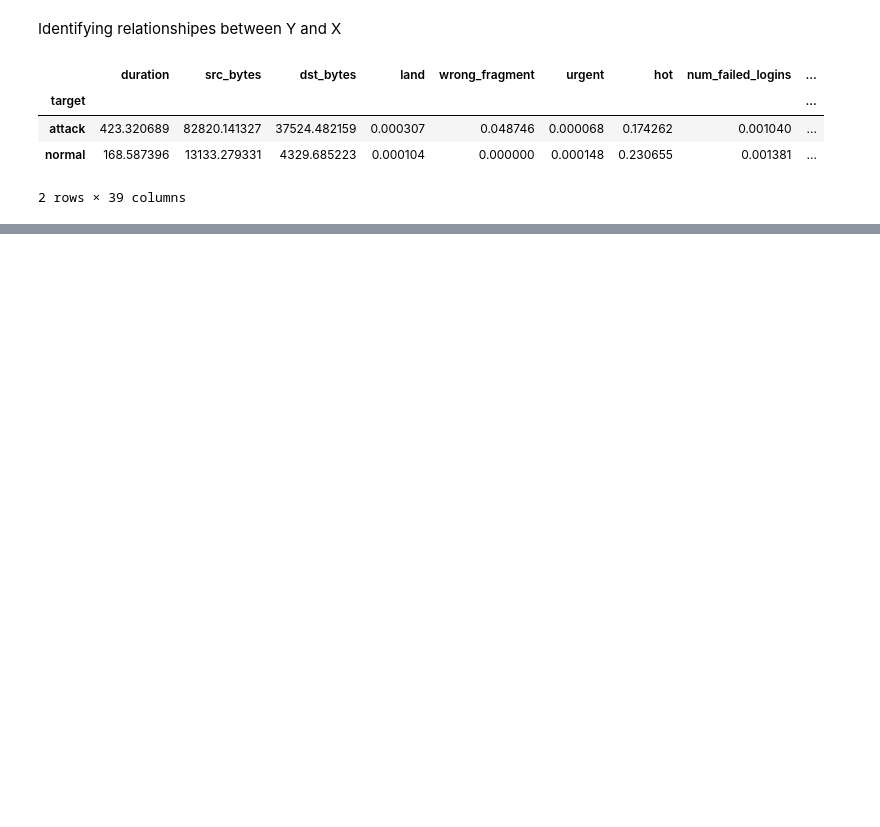
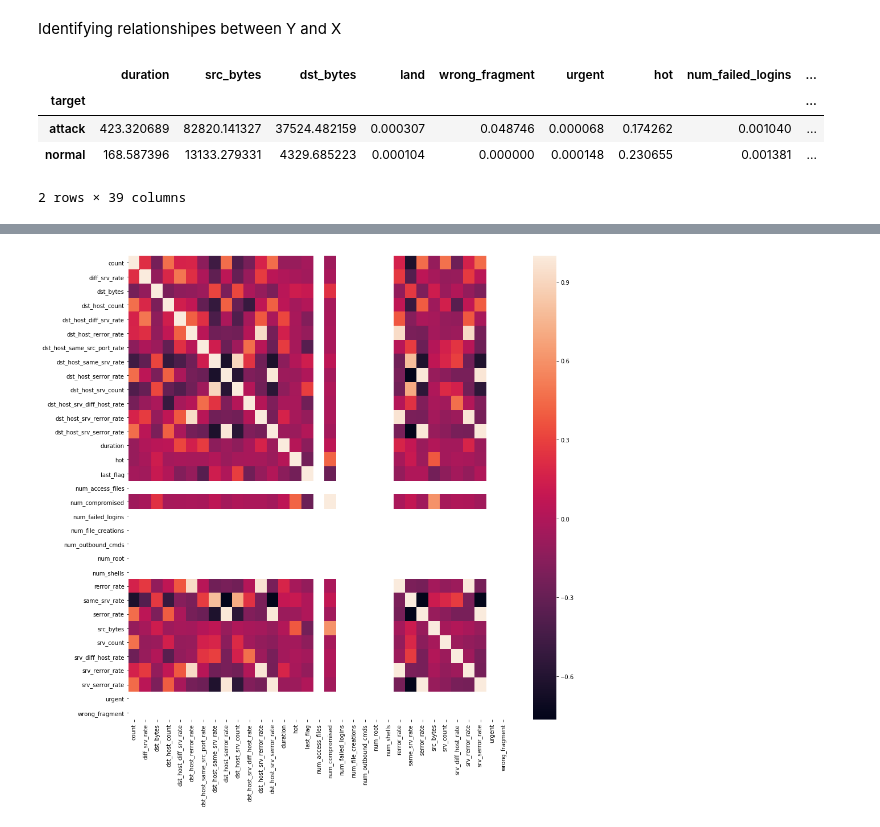
Before and after one commit to devarun07/Analytix, a Jupyter notebook: Projects/3. Network Intrusion Detection System/Project-3.ipynb, the cells around one changed output, grey strips where cells are left out. Cells and saved outputs as stored; diff of their text form; code cells hidden in the pictures; blank space fills up the shorter version.

```diff
--- a/Projects/3. Network Intrusion Detection System/Project-3.ipynb
+++ b/Projects/3. Network Intrusion Detection System/Project-3.ipynb
@@ -101,0 +310,6 @@ numeric = data.columns.difference(nominal_vars + binary_vars)
+# %%
+fig, ax = plt.subplots(figsize=(15,15))
+sns.heatmap(data_num.corr())
+plt.show()
+# %% [output]
+[figure, added]
```
Also changed, not shown: parts of 26 cells of this notebook, 1 other file.
